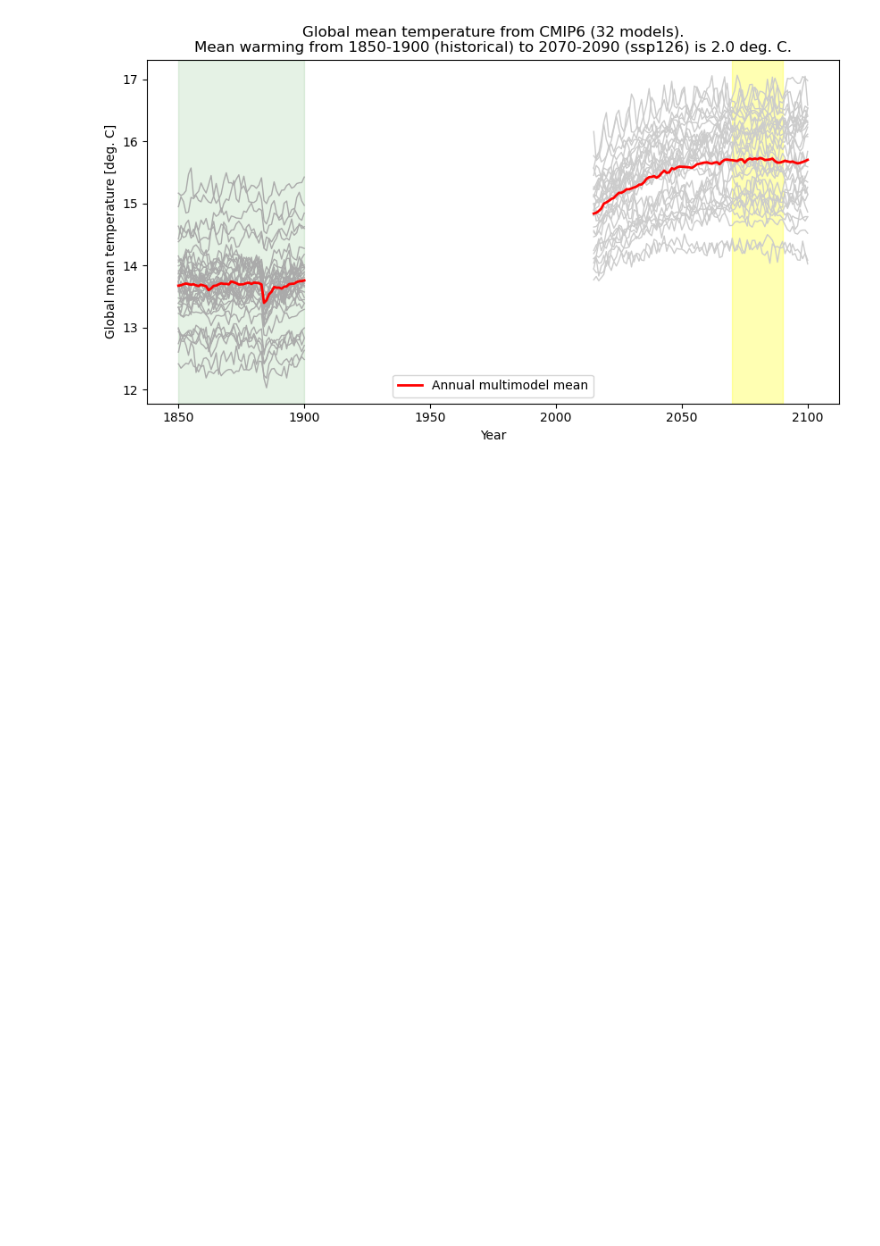
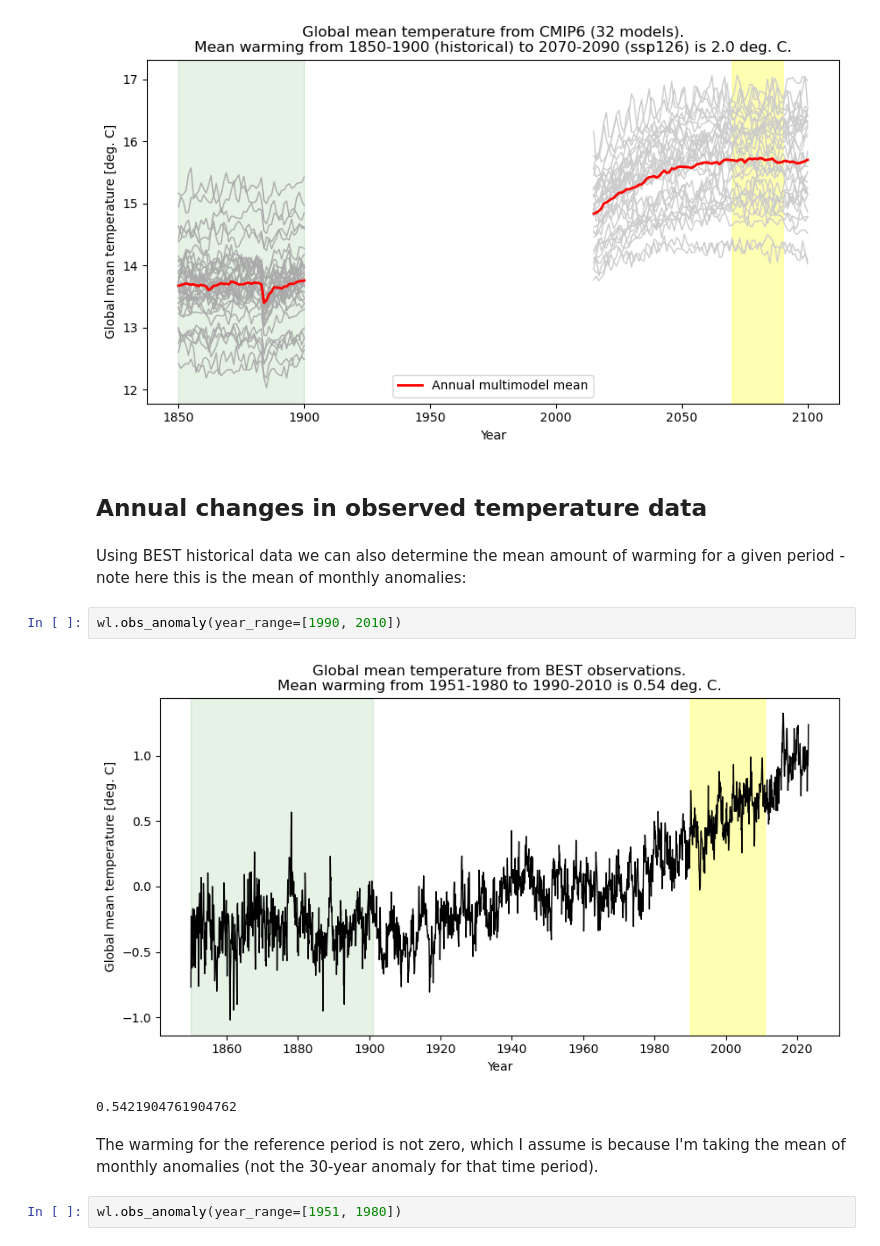
Before and after one commit to traupach/warming_levels, a Jupyter notebook: warming_levels.ipynb, the cells around one changed output. Saved outputs shown, nothing was run; the diff lists cells and outputs as text; blank space fills up the shorter version.

Commit message:
Added BEST temperature anomaly data.

```diff
--- a/warming_levels.ipynb
+++ b/warming_levels.ipynb
@@ -47,3 +47,16 @@ _ = wl.warming_amount(project='CMIP6', baseline_experiment='historical', baselin
                       future_experiment='ssp126', future_range=[2070, 2090])
 # %% [output]
 [figure]
+# %% [markdown]
+## Annual changes in observed temperature data
+# %% [markdown]
+Using BEST historical data we can also determine the mean amount of warming for a given period - note here this is the mean of monthly anomalies:
+# %%
+wl.obs_anomaly(year_range=[1990, 2010])
+# %% [output]
+[figure, added]
+0.5421904761904762
+# %% [markdown]
+The warming for the reference period is not zero, which I assume is because I'm taking the mean of monthly anomalies (not the 30-year anomaly for that time period).
+# %%
+wl.obs_anomaly(year_range=[1951, 1980])
```
Also changed, not shown: 3 other files.
